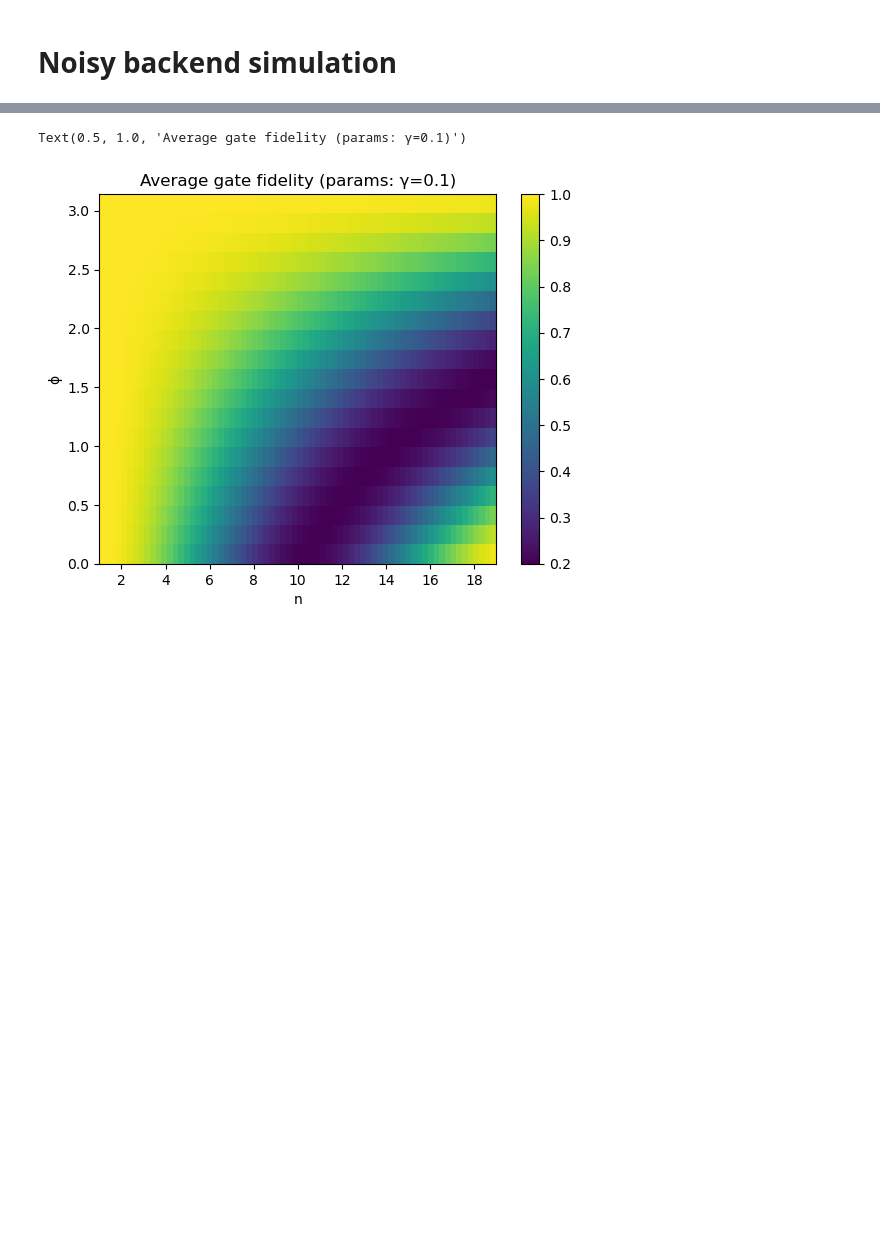
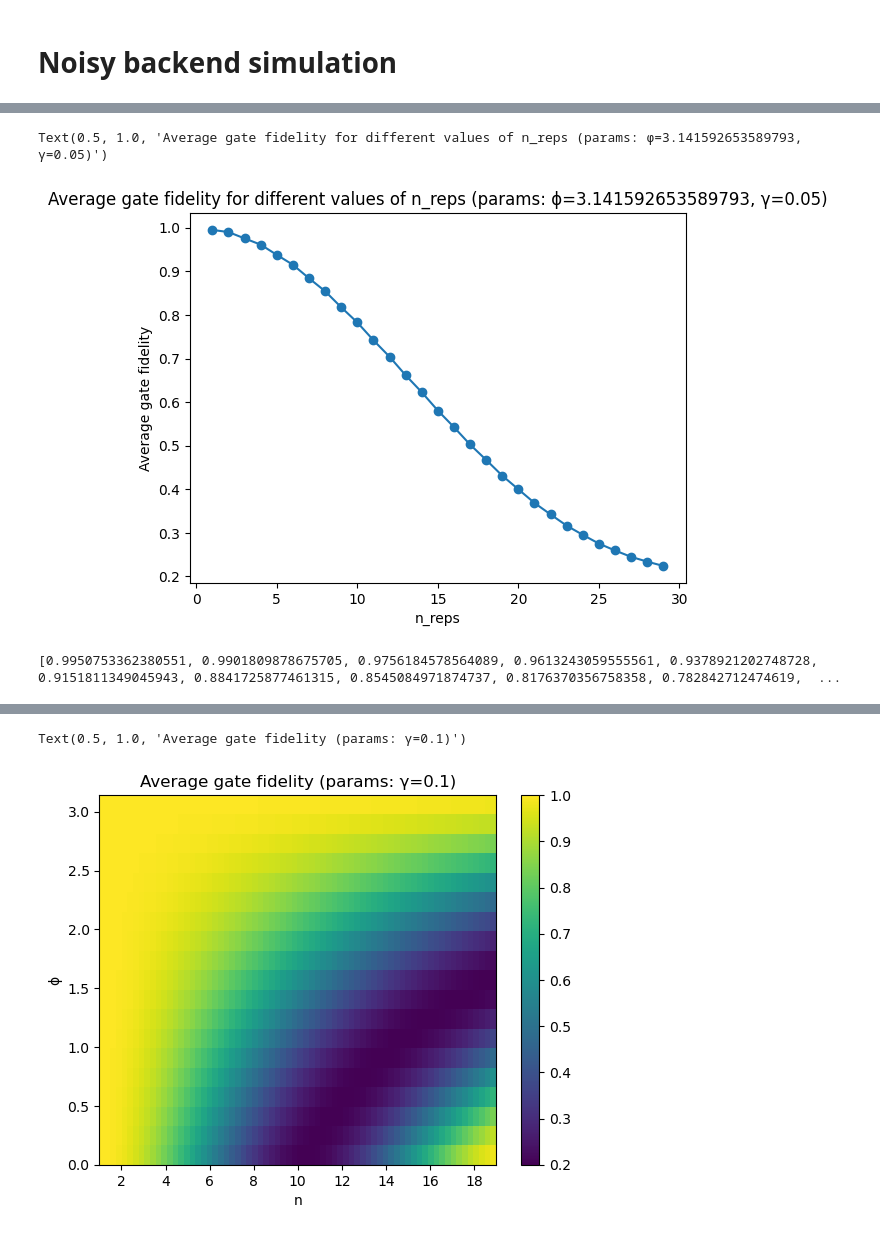
Before and after one commit to arthurostrauss/Quantum_Optimal_Control, a Jupyter notebook: gate_level/spillover_noise_use_case/generic_spillover/analytic_spillover_evolution.ipynb, the cells around one changed output, grey strips where cells are left out. Saved outputs shown, nothing was run; the diff lists cells and outputs as text; code cells hidden in the pictures; blank space fills up the shorter version.

```diff
--- a/gate_level/spillover_noise_use_case/generic_spillover/analytic_spillover_evolution.ipynb
+++ b/gate_level/spillover_noise_use_case/generic_spillover/analytic_spillover_evolution.ipynb
@@ -358,3 +401,30 @@ backend.options.noise_model
+# %%
+# Plot the average gate fidelity for different n_reps (number of cycles)
+
+gate_fidelities = []
+n_range = np.arange(1, 30)
+γ = 0.05
+ϕ = np.pi
+for n in n_range:
+    qc = cycle_circuit(ref_circ(ϕ), γ, n)
+    backend = noisy_backend(
+        ref_circ(ϕ), np.array([[0, 0.], [γ, 0]]), target_subsystem=(0, 1)
+    )
+    noisy_unitary = backend.run(qc).result().get_unitary()
+    ideal_unitary = AerSimulator().run(qc).result().get_unitary()
+    gate_fidelities.append(average_gate_fidelity(noisy_unitary, ideal_unitary))
+
+plt.plot(n_range, gate_fidelities, "o-")
+plt.xlabel("n_reps")
+plt.ylabel("Average gate fidelity")
+plt.title(f"Average gate fidelity for different values of n_reps (params: ϕ={ϕ}, γ={γ})")
+# %% [output]
+Text(0.5, 1.0, 'Average gate fidelity for different values of n_reps (params: ϕ=3.141592653589793, γ=0.05)')
+[figure, added]
+# %%
+print(gate_fidelities)
+# %% [output]
+[0.9950753362380551, 0.9901809878675705, 0.9756184578564089, 0.9613243059555561, 0.9378921202748728, 0.9151811349045943, 0.8841725877461315, 0.8545084971874737, 0.8176370356758358, 0.782842712474619,  ...
 # %%
 gate_fidelities = []
 γ_range = np.linspace(0, 10, 200)
```
Also changed, not shown: parts of 10 cells of this notebook.
